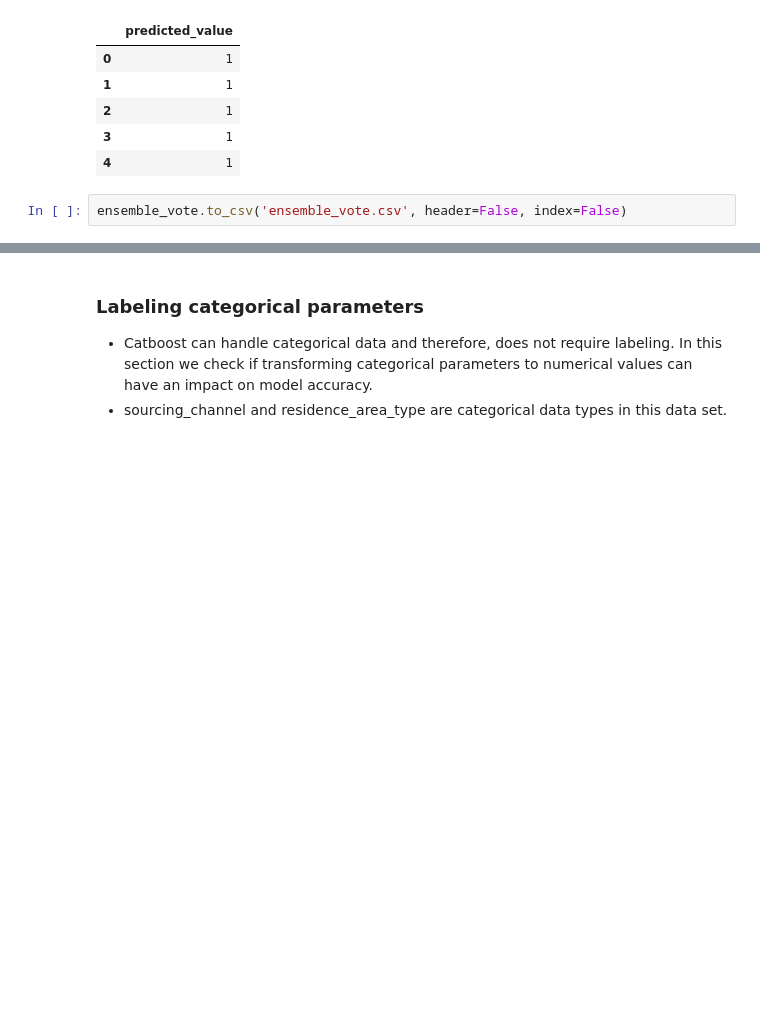
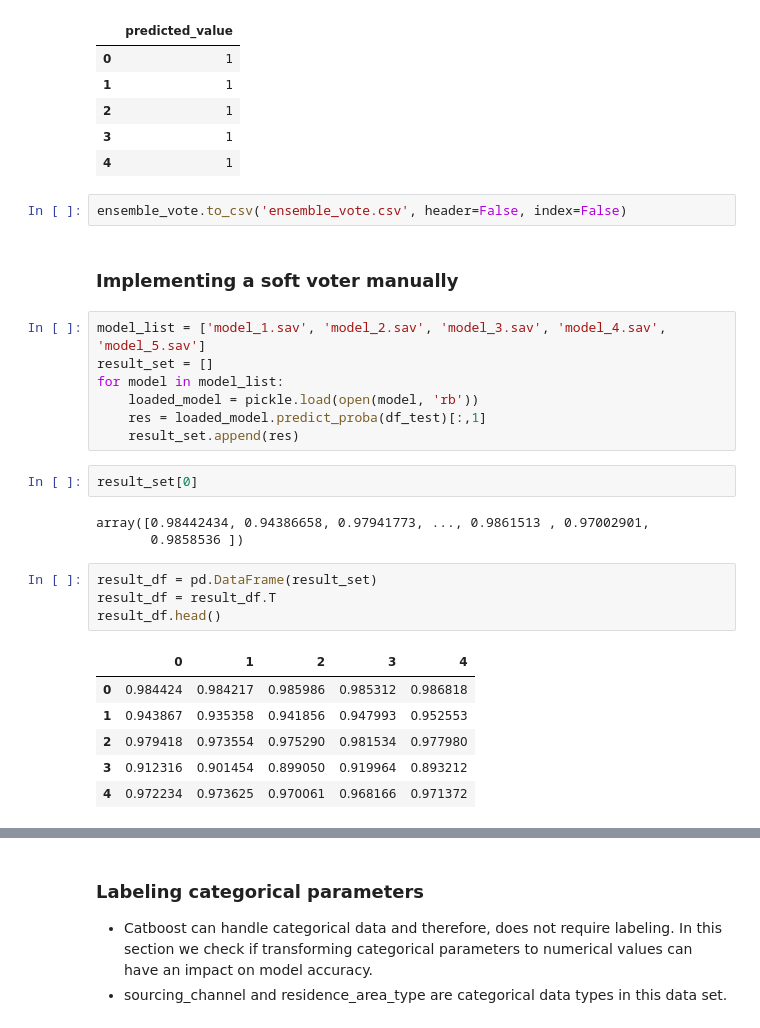
Before and after one commit to ErfanEbrahimiBazaz/catboost_insurance_churn_rate, a Jupyter notebook: catboost.ipynb, the cells around one changed output, grey strips where cells are left out. Saved outputs shown, nothing was run; the diff lists cells and outputs as text; blank space fills up the shorter version.

Commit message:
Implementing hard and soft voter ensemble catboost manually and comprare the results

```diff
--- a/catboost.ipynb
+++ b/catboost.ipynb
@@ -381,3 +412,28 @@ ensemble_vote.head()
 | 4 | 1 |
 # %%
 ensemble_vote.to_csv('ensemble_vote.csv', header=False, index=False)
+# %% [markdown]
+### Implementing a soft voter manually
+# %%
+model_list = ['model_1.sav', 'model_2.sav', 'model_3.sav', 'model_4.sav', 'model_5.sav']
+result_set = []
+for model in model_list:
+    loaded_model = pickle.load(open(model, 'rb'))
+    res = loaded_model.predict_proba(df_test)[:,1]
+    result_set.append(res)
+# %%
+result_set[0]
+# %% [output]
+array([0.98442434, 0.94386658, 0.97941773, ..., 0.9861513 , 0.97002901,
+       0.9858536 ])
+# %%
+result_df = pd.DataFrame(result_set)
+result_df = result_df.T
+result_df.head()
+# %% [output]
+|  | 0 | 1 | 2 | 3 | 4 |
+| 0 | 0.984424 | 0.984217 | 0.985986 | 0.985312 | 0.986818 |
+| 1 | 0.943867 | 0.935358 | 0.941856 | 0.947993 | 0.952553 |
+| 2 | 0.979418 | 0.973554 | 0.975290 | 0.981534 | 0.977980 |
+| 3 | 0.912316 | 0.901454 | 0.899050 | 0.919964 | 0.893212 |
+| 4 | 0.972234 | 0.973625 | 0.970061 | 0.968166 | 0.971372 |
```
Also changed, not shown: parts of 19 cells of this notebook, 5 other files.
